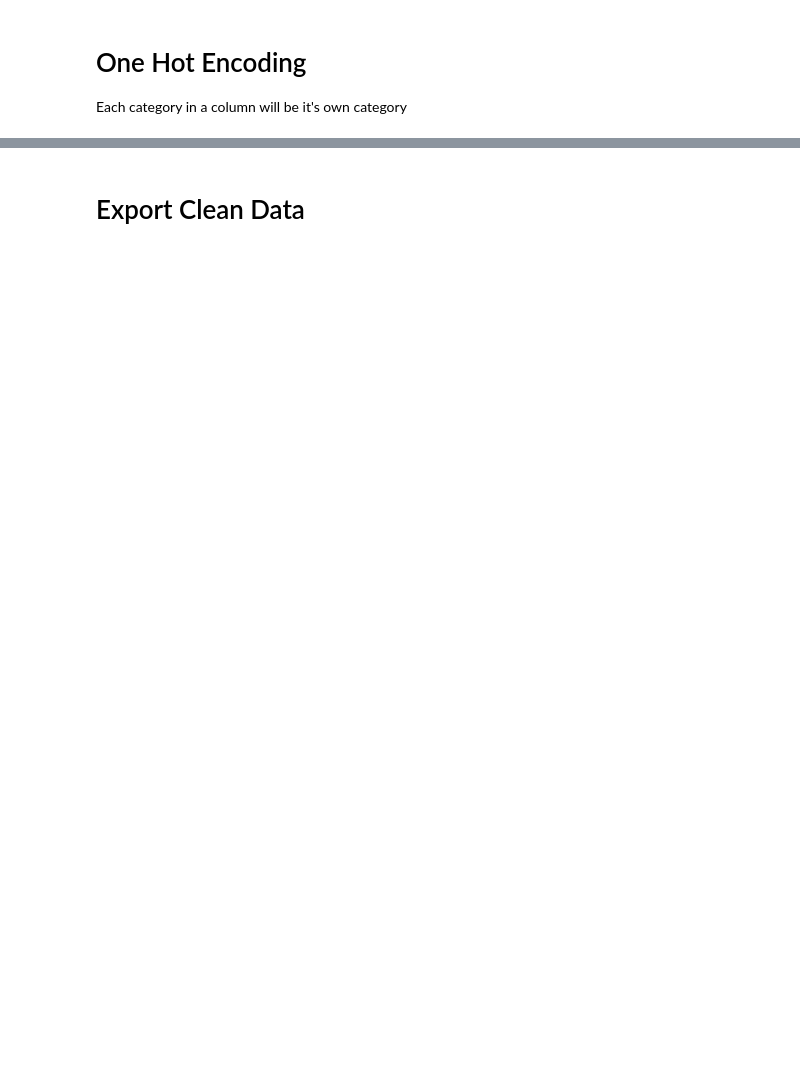
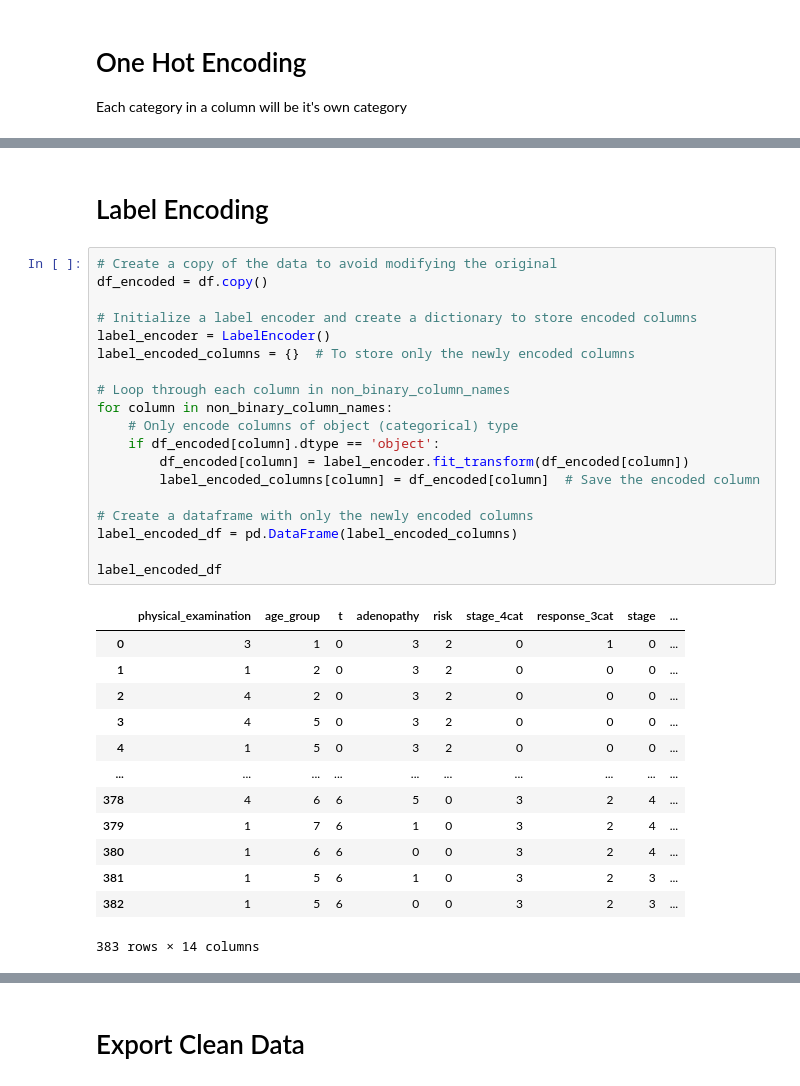
Before and after one commit to madmaxtoastflytiger/CaptStone2-Thyroid-Disease, a Jupyter notebook: 4_ThyroidDisease_FeatureEngineering.ipynb, the cells around one changed output, grey strips where cells are left out. Drawn from its saved outputs; the diff is of its cells as text; blank space fills up the shorter version.

```diff
--- a/4_ThyroidDisease_FeatureEngineering.ipynb
+++ b/4_ThyroidDisease_FeatureEngineering.ipynb
@@ -183,0 +216,35 @@ df
+# %% [markdown]
+# Label Encoding
+# %%
+# Create a copy of the data to avoid modifying the original
+df_encoded = df.copy()
+
+# Initialize a label encoder and create a dictionary to store encoded columns
+label_encoder = LabelEncoder()
+label_encoded_columns = {}  # To store only the newly encoded columns
+
+# Loop through each column in non_binary_column_names
+for column in non_binary_column_names:
+    # Only encode columns of object (categorical) type
+    if df_encoded[column].dtype == 'object':
+        df_encoded[column] = label_encoder.fit_transform(df_encoded[column])
+        label_encoded_columns[column] = df_encoded[column]  # Save the encoded column
+
+# Create a dataframe with only the newly encoded columns
+label_encoded_df = pd.DataFrame(label_encoded_columns)
+
+label_encoded_df
+# %% [output]
+|  | physical_examination | age_group | t | adenopathy | risk | stage_4cat | response_3cat | stage | ... |
+| 0 | 3 | 1 | 0 | 3 | 2 | 0 | 1 | 0 | ... |
+| 1 | 1 | 2 | 0 | 3 | 2 | 0 | 0 | 0 | ... |
+| 2 | 4 | 2 | 0 | 3 | 2 | 0 | 0 | 0 | ... |
+| 3 | 4 | 5 | 0 | 3 | 2 | 0 | 0 | 0 | ... |
+| 4 | 1 | 5 | 0 | 3 | 2 | 0 | 0 | 0 | ... |
+| ... | ... | ... | ... | ... | ... | ... | ... | ... | ... |
+| 378 | 4 | 6 | 6 | 5 | 0 | 3 | 2 | 4 | ... |
+| 379 | 1 | 7 | 6 | 1 | 0 | 3 | 2 | 4 | ... |
+| 380 | 1 | 6 | 6 | 0 | 0 | 3 | 2 | 4 | ... |
+| 381 | 1 | 5 | 6 | 1 | 0 | 3 | 2 | 3 | ... |
+| 382 | 1 | 5 | 6 | 0 | 0 | 3 | 2 | 3 | ... |
+383 rows × 14 columns
```
Also changed, not shown: parts of 17 cells of this notebook, 4 other files.
